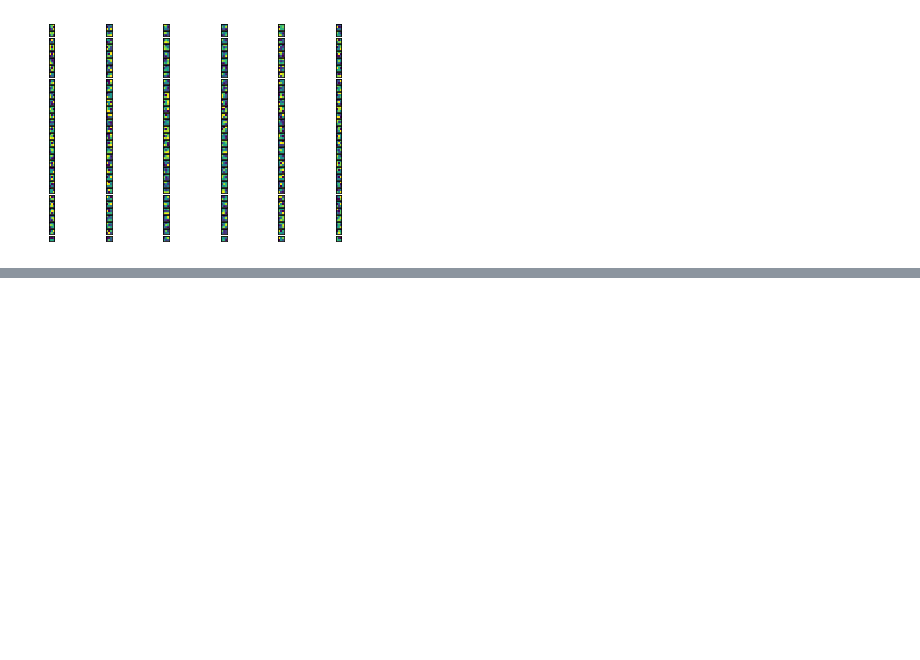
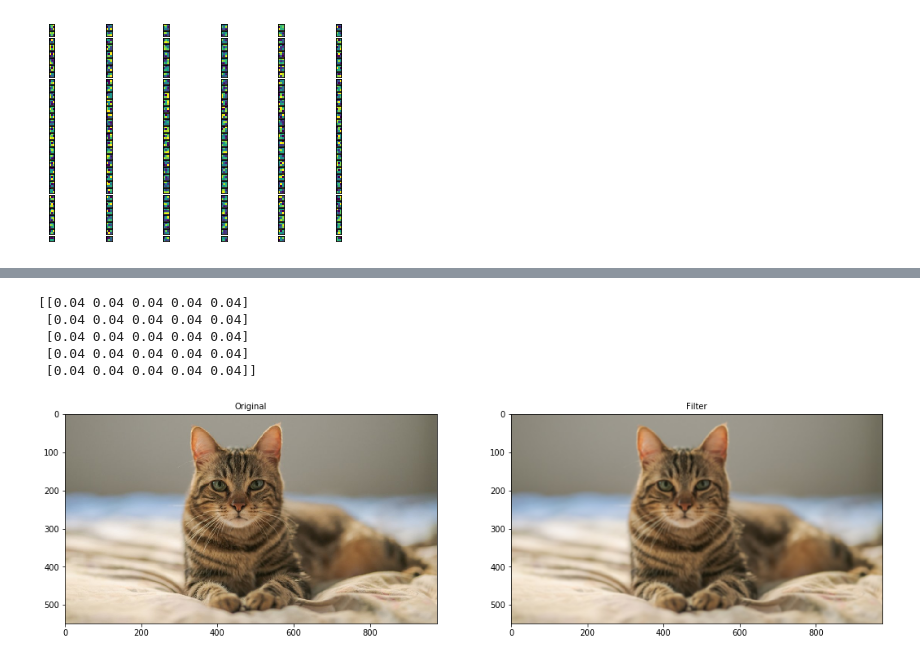
Before and after one commit to aikawa294224612/Mnist_HelloWorld_CNN, a Jupyter notebook: Mnist.ipynb, the cells around one changed output, grey strips where cells are left out. Cells and saved outputs as stored; diff of their text form; code cells hidden in the pictures; blank space fills up the shorter version.

Commit message:
add image filtering

```diff
--- a/Mnist.ipynb
+++ b/Mnist.ipynb
@@ -340,0 +376,38 @@ conv2d_3
+# %%
+# blur
+import numpy as np
+import cv2
+import imutils
+import sys
+import matplotlib.pyplot as plt
+
+imageName = "cat.jpg"
+image = cv2.imread(imageName)
+image = image[:,:,::-1]  # bgr -->rbb
+
+
+# kernel size = 5x5
+kernel_size = 5
+
+# 使用numpy建立 5*5且值為1/(5**2)的矩陣作為kernel，所有值皆為0.04的5x5矩陣
+kernel = np.ones((kernel_size, kernel_size), dtype=np.float32) / kernel_size**2
+print (kernel)
+
+# 使用cv2.filter2D進行convolute，
+result = cv2.filter2D(image, -1, dst=-1, kernel=kernel, anchor=(-1, -1), delta=0, borderType=cv2.BORDER_DEFAULT)
+plt.figure(figsize=(18,10))
+ax = plt.subplot(1, 2, 1)
+ax.imshow(image)
+ax.set_title("Original", fontsize=10)
+ax = plt.subplot(1, 2, 2)
+ax.imshow(result)
+ax.set_title("Filter", fontsize=10)
+
+plt.show()
+# %% [output]
+[[0.04 0.04 0.04 0.04 0.04]
+ [0.04 0.04 0.04 0.04 0.04]
+ [0.04 0.04 0.04 0.04 0.04]
+ [0.04 0.04 0.04 0.04 0.04]
+ [0.04 0.04 0.04 0.04 0.04]]
+[figure, added]
```
Also changed, not shown: parts of 5 cells of this notebook, 4 other files.
